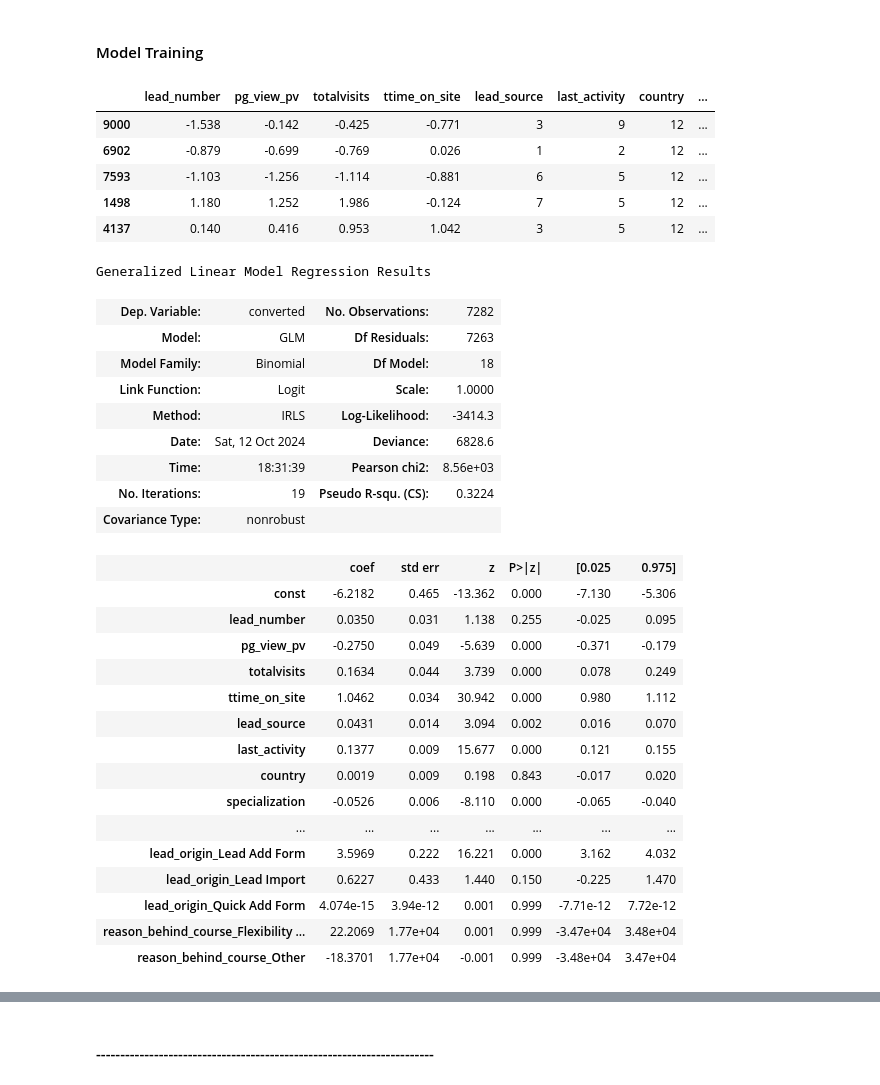
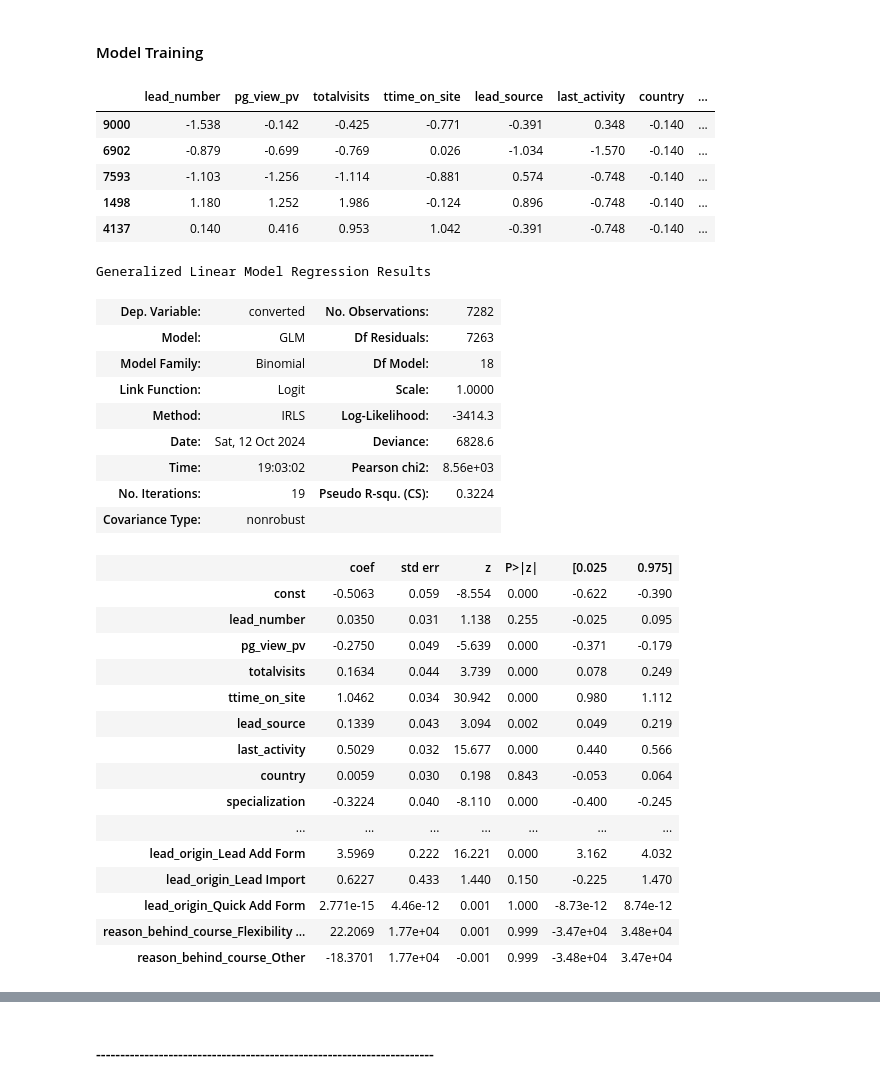
Before and after one commit to vigneshk01/Lead-Scoring-Case-Study, a Jupyter notebook: lead-scoring-case-study.ipynb, the cells around one changed output, grey strips where cells are left out. Cells and saved outputs as stored; diff of their text form; code cells hidden in the pictures.

```diff
--- a/lead-scoring-case-study.ipynb
+++ b/lead-scoring-case-study.ipynb
@@ -626,18 +615,18 @@ y = new_ls_df['converted']
 # %%
 X_train, X_test, y_train, y_test = train_test_split(X, y, train_size=0.8, test_size=0.2, random_state=100)
 # %%
-to_scale = ['lead_number', 'totalvisits', 'ttime_on_site', 'pg_view_pv']
-
+# to_scale = ['lead_number', 'totalvisits', 'ttime_on_site', 'pg_view_pv']
+to_scale = ['lead_number', 'totalvisits', 'ttime_on_site', 'pg_view_pv', 'lead_source', 'last_activity', 'country', 'specialization', 'curr_occupation','tags']
 scaler = StandardScaler()
 X_train[to_scale] = scaler.fit_transform(X_train[to_scale],y_train)
 X_train.head()
 # %% [output]
 |  | lead_number | pg_view_pv | totalvisits | ttime_on_site | lead_source | last_activity | country | ... |
-| 9000 | -1.538 | -0.142 | -0.425 | -0.771 | 3 | 9 | 12 | ... |
-| 6902 | -0.879 | -0.699 | -0.769 | 0.026 | 1 | 2 | 12 | ... |
-| 7593 | -1.103 | -1.256 | -1.114 | -0.881 | 6 | 5 | 12 | ... |
-| 1498 | 1.180 | 1.252 | 1.986 | -0.124 | 7 | 5 | 12 | ... |
-| 4137 | 0.140 | 0.416 | 0.953 | 1.042 | 3 | 5 | 12 | ... |
+| 9000 | -1.538 | -0.142 | -0.425 | -0.771 | -0.391 | 0.348 | -0.140 | ... |
+| 6902 | -0.879 | -0.699 | -0.769 | 0.026 | -1.034 | -1.570 | -0.140 | ... |
+| 7593 | -1.103 | -1.256 | -1.114 | -0.881 | 0.574 | -0.748 | -0.140 | ... |
+| 1498 | 1.180 | 1.252 | 1.986 | -0.124 | 0.896 | -0.748 | -0.140 | ... |
+| 4137 | 0.140 | 0.416 | 0.953 | 1.042 | -0.391 | -0.748 | -0.140 | ... |
 # %%
 # Logistic regression model
 logm1 = sm.GLM(y_train,(sm.add_constant(X_train)), family = sm.families.Binomial())
@@ -650,22 +639,22 @@ Generalized Linear Model Regression Results
 | Link Function: | Logit | Scale: | 1.0000 |
 | Method: | IRLS | Log-Likelihood: | -3414.3 |
 | Date: | Sat, 12 Oct 2024 | Deviance: | 6828.6 |
-| Time: | 18:31:39 | Pearson chi2: | 8.56e+03 |
+| Time: | 19:03:02 | Pearson chi2: | 8.56e+03 |
 | No. Iterations: | 19 | Pseudo R-squ. (CS): | 0.3224 |
 | Covariance Type: | nonrobust |  |  |
 |  | coef | std err | z | P>|z| | [0.025 | 0.975] |
-| const | -6.2182 | 0.465 | -13.362 | 0.000 | -7.130 | -5.306 |
+| const | -0.5063 | 0.059 | -8.554 | 0.000 | -0.622 | -0.390 |
 | lead_number | 0.0350 | 0.031 | 1.138 | 0.255 | -0.025 | 0.095 |
 | pg_view_pv | -0.2750 | 0.049 | -5.639 | 0.000 | -0.371 | -0.179 |
 | totalvisits | 0.1634 | 0.044 | 3.739 | 0.000 | 0.078 | 0.249 |
 | ttime_on_site | 1.0462 | 0.034 | 30.942 | 0.000 | 0.980 | 1.112 |
-| lead_source | 0.0431 | 0.014 | 3.094 | 0.002 | 0.016 | 0.070 |
-| last_activity | 0.1377 | 0.009 | 15.677 | 0.000 | 0.121 | 0.155 |
-| country | 0.0019 | 0.009 | 0.198 | 0.843 | -0.017 | 0.020 |
-| specialization | -0.0526 | 0.006 | -8.110 | 0.000 | -0.065 | -0.040 |
+| lead_source | 0.1339 | 0.043 | 3.094 | 0.002 | 0.049 | 0.219 |
+| last_activity | 0.5029 | 0.032 | 15.677 | 0.000 | 0.440 | 0.566 |
+| country | 0.0059 | 0.030 | 0.198 | 0.843 | -0.053 | 0.064 |
+| specialization | -0.3224 | 0.040 | -8.110 | 0.000 | -0.400 | -0.245 |
 | ... | ... | ... | ... | ... | ... | ... |
 | lead_origin_Lead Add Form | 3.5969 | 0.222 | 16.221 | 0.000 | 3.162 | 4.032 |
 | lead_origin_Lead Import | 0.6227 | 0.433 | 1.440 | 0.150 | -0.225 | 1.470 |
-| lead_origin_Quick Add Form | 4.074e-15 | 3.94e-12 | 0.001 | 0.999 | -7.71e-12 | 7.72e-12 |
+| lead_origin_Quick Add Form | 2.771e-15 | 4.46e-12 | 0.001 | 1.000 | -8.73e-12 | 8.74e-12 |
 | reason_behind_course_Flexibility ... | 22.2069 | 1.77e+04 | 0.001 | 0.999 | -3.47e+04 | 3.48e+04 |
 | reason_behind_course_Other | -18.3701 | 1.77e+04 | -0.001 | 0.999 | -3.48e+04 | 3.47e+04 |
```
Also changed, not shown: parts of 21 cells of this notebook.
